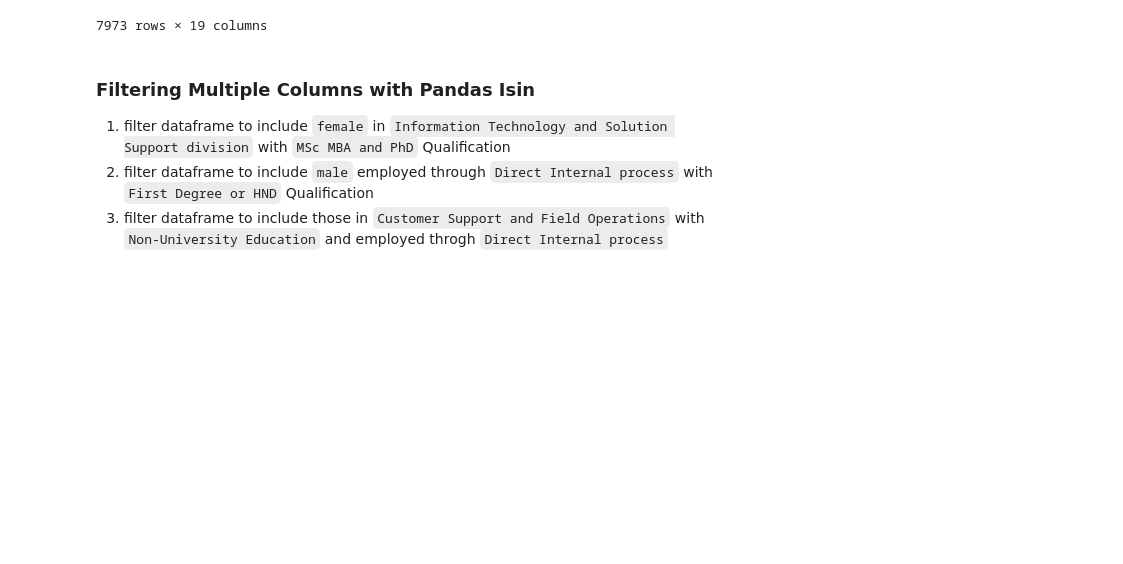
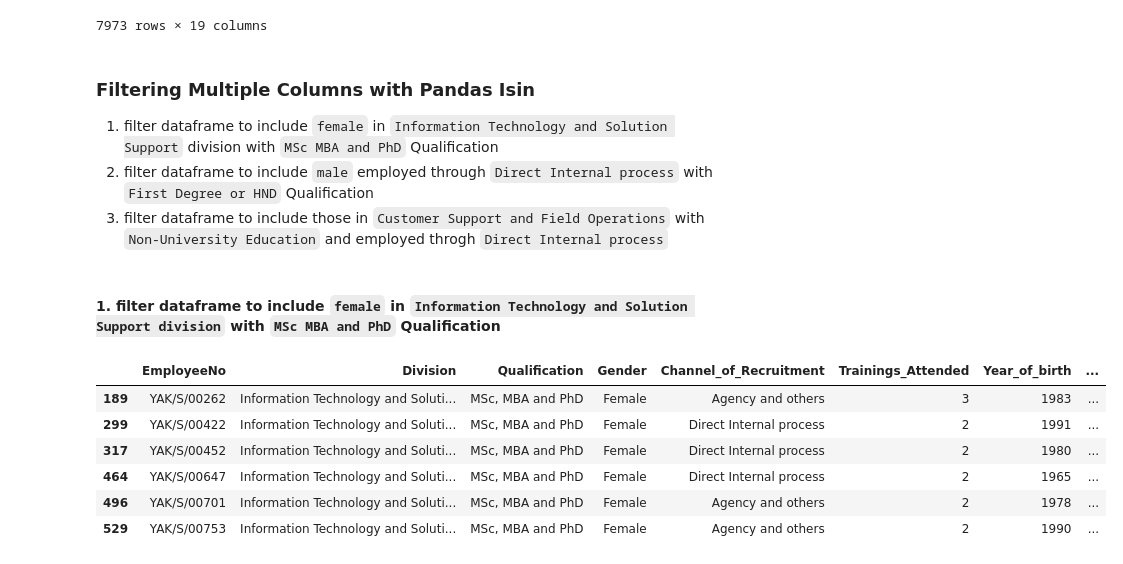
Before and after one commit to Arnold-git/Technical-Writing, a Jupyter notebook: Pandas isin method/pandas-isin-method.ipynb, the cells around one changed output. Saved outputs shown, nothing was run; the diff lists cells and outputs as text; code cells hidden in the pictures; blank space fills up the shorter version.

```diff
--- a/Pandas isin method/pandas-isin-method.ipynb
+++ b/Pandas isin method/pandas-isin-method.ipynb
@@ -114,6 +114,20 @@ data_3
 # %% [markdown]
 ### Filtering Multiple Columns with Pandas Isin
 
-1. filter dataframe to include `female` in `Information Technology and Solution Support division` with `MSc MBA and PhD` Qualification
+1. filter dataframe to include `female` in `Information Technology and Solution Support` division with `MSc MBA and PhD` Qualification
 2. filter dataframe to include `male` employed through `Direct Internal process` with `First Degree or HND` Qualification
 3. filter dataframe to include those in `Customer Support and Field Operations` with `Non-University Education` and employed throgh `Direct Internal process`
+# %% [markdown]
+#### 1. filter dataframe to include `female` in `Information Technology and Solution Support division` with `MSc MBA and PhD` Qualification
+# %%
+data_4 = data[data[['Gender', 'Division', 'Qualification']].isin(['Female', 'Information Technology and Solution Support', 'MSc, MBA and PhD']).all(axis=1)]
+# %%
+data_4.head(6)
+# %% [output]
+|  | EmployeeNo | Division | Qualification | Gender | Channel_of_Recruitment | Trainings_Attended | Year_of_birth | ... |
+| 189 | YAK/S/00262 | Information Technology and Soluti... | MSc, MBA and PhD | Female | Agency and others | 3 | 1983 | ... |
+| 299 | YAK/S/00422 | Information Technology and Soluti... | MSc, MBA and PhD | Female | Direct Internal process | 2 | 1991 | ... |
+| 317 | YAK/S/00452 | Information Technology and Soluti... | MSc, MBA and PhD | Female | Direct Internal process | 2 | 1980 | ... |
+| 464 | YAK/S/00647 | Information Technology and Soluti... | MSc, MBA and PhD | Female | Direct Internal process | 2 | 1965 | ... |
+| 496 | YAK/S/00701 | Information Technology and Soluti... | MSc, MBA and PhD | Female | Agency and others | 2 | 1978 | ... |
+| 529 | YAK/S/00753 | Information Technology and Soluti... | MSc, MBA and PhD | Female | Agency and others | 2 | 1990 | ... |
```
